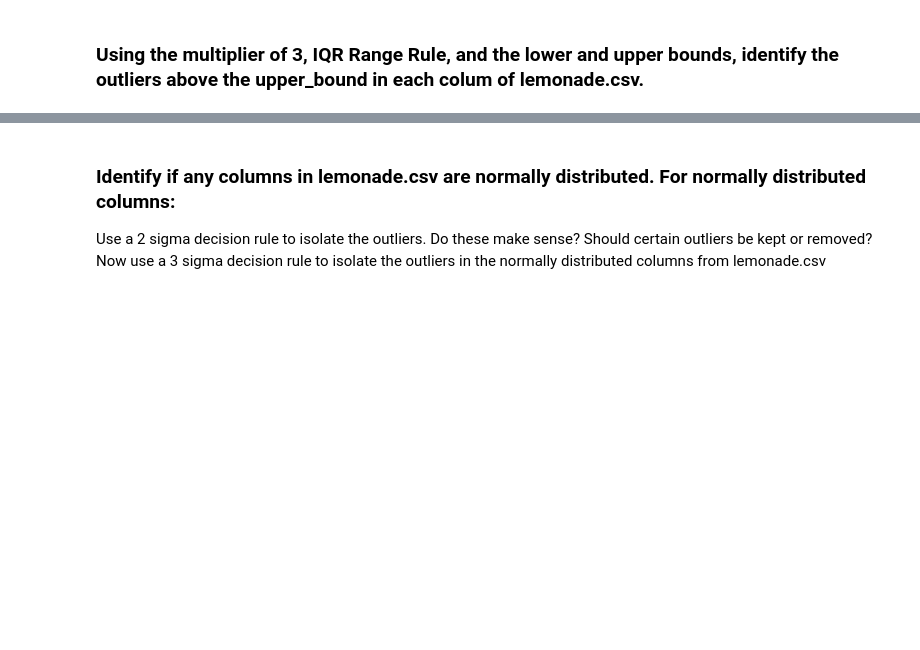
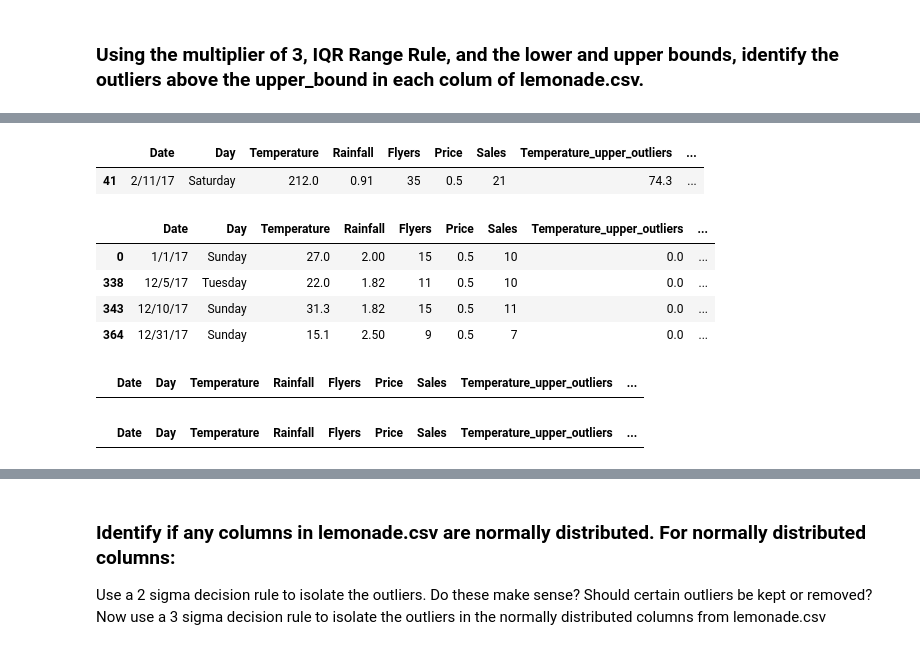
Before and after one commit to SamuelD-Data/anomaly-detection-exercises, a Jupyter notebook: continuous_probabilistic_methods.ipynb, the cells around one changed output, grey strips where cells are left out. Saved outputs shown, nothing was run; the diff lists cells and outputs as text; code cells hidden in the pictures; blank space fills up the shorter version.

```diff
--- a/continuous_probabilistic_methods.ipynb
+++ b/continuous_probabilistic_methods.ipynb
@@ -210,0 +285,9 @@ All except the temperature outlier.
+# %%
+# copying original df
+updf3 = df.copy()
+
+# adding column to df that shows how far below the lower bound an outlier is
+updf3 = add_upper_outlier_columns(updf3, 3)
+
+# previewing data
+updf3.head()
@@ -210,0 +301,25 @@ All except the temperature outlier.
+# %%
+# checking for outliers in a specified column
+updf3[updf3.Temperature_upper_outliers > 0]
+# %% [output]
+|  | Date | Day | Temperature | Rainfall | Flyers | Price | Sales | Temperature_upper_outliers | ... |
+| 41 | 2/11/17 | Saturday | 212.0 | 0.91 | 35 | 0.5 | 21 | 74.3 | ... |
+# %%
+# checking for outliers in a specified column
+updf3[updf3.Rainfall_upper_outliers > 0]
+# %% [output]
+|  | Date | Day | Temperature | Rainfall | Flyers | Price | Sales | Temperature_upper_outliers | ... |
+| 0 | 1/1/17 | Sunday | 27.0 | 2.00 | 15 | 0.5 | 10 | 0.0 | ... |
+| 338 | 12/5/17 | Tuesday | 22.0 | 1.82 | 11 | 0.5 | 10 | 0.0 | ... |
+| 343 | 12/10/17 | Sunday | 31.3 | 1.82 | 15 | 0.5 | 11 | 0.0 | ... |
+| 364 | 12/31/17 | Sunday | 15.1 | 2.50 | 9 | 0.5 | 7 | 0.0 | ... |
+# %%
+# checking for outliers in a specified column
+updf3[updf3.Flyers_upper_outliers > 0]
+# %% [output]
+|  | Date | Day | Temperature | Rainfall | Flyers | Price | Sales | Temperature_upper_outliers | ... |
+# %%
+# checking for outliers in a specified column
+updf3[updf3.Price_upper_outliers > 0]
+# %% [output]
+|  | Date | Day | Temperature | Rainfall | Flyers | Price | Sales | Temperature_upper_outliers | ... |
```
Also changed, not shown: parts of 38 cells of this notebook.
